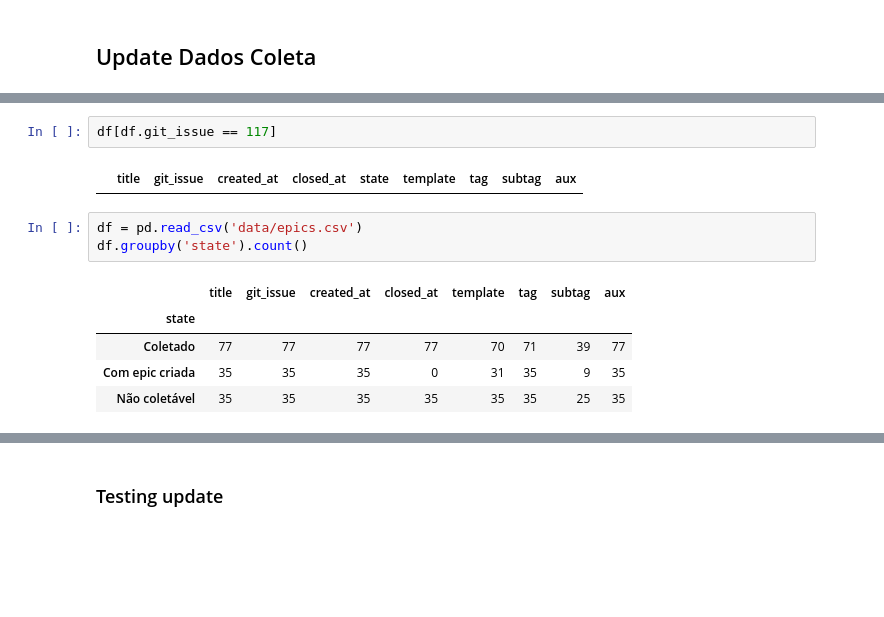
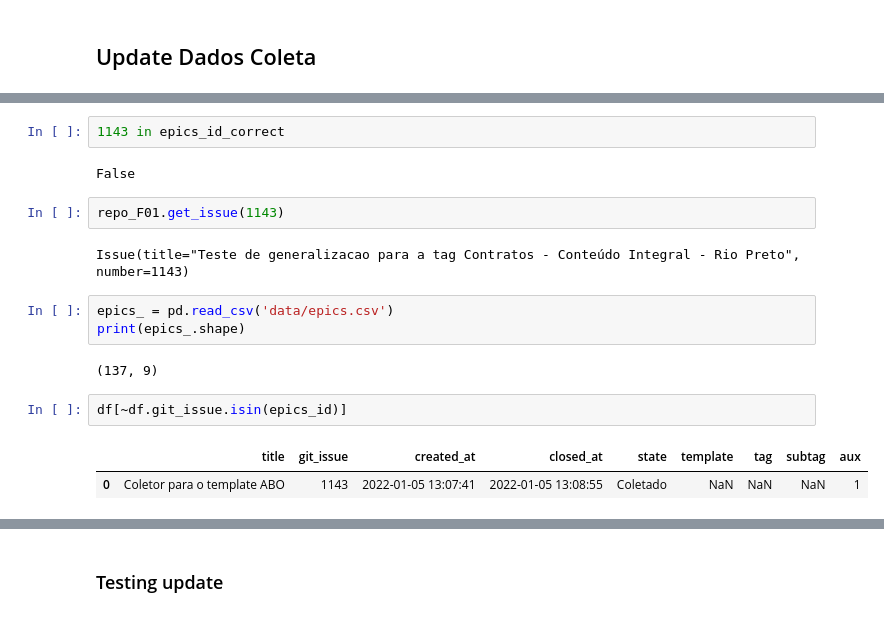
Before and after one commit to MPMG-DCC-UFMG/F01-gerenciamento, a Jupyter notebook: dashboard/Dashboard Tests.ipynb, the cells around one changed output, grey strips where cells are left out. Drawn from its saved outputs; the diff is of its cells as text; blank space fills up the shorter version.

Commit message:
Corrigida sincronizacao de epics de coleta, fix #13 #12

```diff
--- a/dashboard/Dashboard Tests.ipynb
+++ b/dashboard/Dashboard Tests.ipynb
@@ -286,13 +309,18 @@ Issue(title="Coletor para o template Portal Fácil - Despesas", number=108) clos
+# %%
+1143 in epics_id_correct
+# %% [output]
+False
+# %%
+repo_F01.get_issue(1143)
+# %% [output]
+Issue(title="Teste de generalizacao para a tag Contratos - Conteúdo Integral - Rio Preto", number=1143)
+# %%
+epics_ = pd.read_csv('data/epics.csv')
+print(epics_.shape)
+# %% [output]
+(137, 9)
 # %%
-df[df.git_issue == 117]
+df[~df.git_issue.isin(epics_id)]
 # %% [output]
 |  | title | git_issue | created_at | closed_at | state | template | tag | subtag | aux |
+| 0 | Coletor para o template ABO | 1143 | 2022-01-05 13:07:41 | 2022-01-05 13:08:55 | Coletado | NaN | NaN | NaN | 1 |
-# %%
-df = pd.read_csv('data/epics.csv')
-df.groupby('state').count()
-# %% [output]
-|  | title | git_issue | created_at | closed_at | template | tag | subtag | aux |
-| state |  |  |  |  |  |  |  |  |
-| Coletado | 77 | 77 | 77 | 77 | 70 | 71 | 39 | 77 |
-| Com epic criada | 35 | 35 | 35 | 0 | 31 | 35 | 9 | 35 |
-| Não coletável | 35 | 35 | 35 | 35 | 35 | 35 | 25 | 35 |
```
Also changed, not shown: parts of 12 cells of this notebook, 19 other files.
